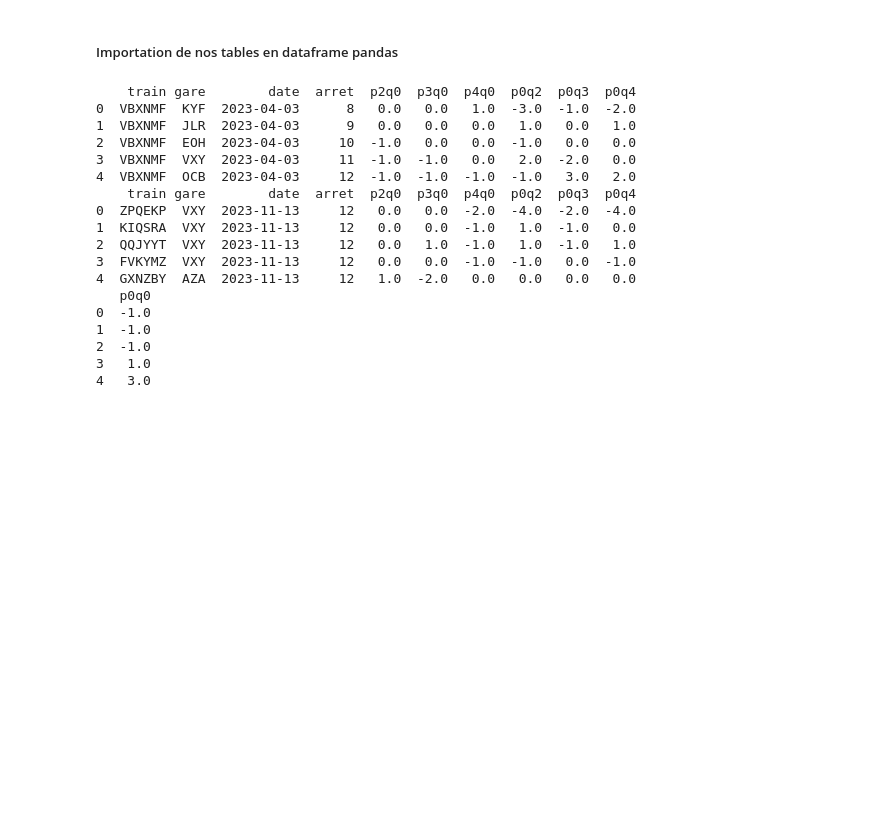
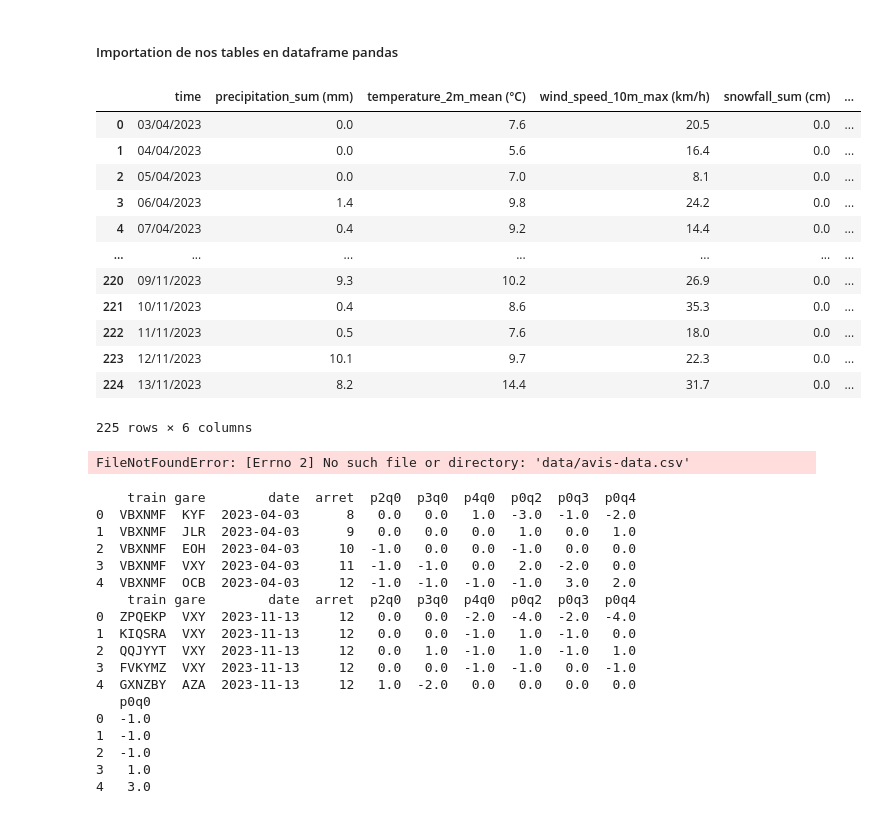
Before and after one commit to lincecile/Projet_Machine_Learning, a Jupyter notebook: Projet_v2.ipynb, the cells around one changed output. Cells and saved outputs as stored; diff of their text form; code cells hidden in the pictures; blank space fills up the shorter version.

Commit message:
merge data

```diff
--- a/Projet_v2.ipynb
+++ b/Projet_v2.ipynb
@@ -105,3 +103,41 @@ x_train = pd.read_csv(r'data/x_train_final.csv')
 y_train = pd.read_csv(r'data/y_train_final_j5KGWWK.csv')
 
 x_test = pd.read_csv(r'data/x_test_final.csv')
+# %%
+x_meteo = pd.read_csv(r'data/open-meteo.csv')
+x_meteo
+
+x_accident_voyageur =  pd.read_csv(r'data/incidents-de-securite.csv', sep = ";")
+x_accident_voyageur = x_accident_voyageur.groupby(['Date'])[['Gravité EPSF']].sum().reset_index()
+
+x_accident_voyageur
+
+x_greve =  pd.read_csv(r'data/mouvements-sociaux.csv', sep = ";")
+x_greve
+
+x_avis =  pd.read_csv(r'data/avis-data.csv', sep = ";")
+x_avis = x_avis.groupby('Date')[['Global','Clients','Non-Clients']].mean()
+
+x_accident_travail =  pd.read_csv(r'data/accident-travail-taux.csv', sep = ";")
+# x_accident_travail
+# %% [output]
+|  | time | precipitation_sum (mm) | temperature_2m_mean (°C) | wind_speed_10m_max (km/h) | snowfall_sum (cm) | ... |
+| 0 | 03/04/2023 | 0.0 | 7.6 | 20.5 | 0.0 | ... |
+| 1 | 04/04/2023 | 0.0 | 5.6 | 16.4 | 0.0 | ... |
+| 2 | 05/04/2023 | 0.0 | 7.0 | 8.1 | 0.0 | ... |
+| 3 | 06/04/2023 | 1.4 | 9.8 | 24.2 | 0.0 | ... |
+| 4 | 07/04/2023 | 0.4 | 9.2 | 14.4 | 0.0 | ... |
+| ... | ... | ... | ... | ... | ... | ... |
+| 220 | 09/11/2023 | 9.3 | 10.2 | 26.9 | 0.0 | ... |
+| 221 | 10/11/2023 | 0.4 | 8.6 | 35.3 | 0.0 | ... |
+| 222 | 11/11/2023 | 0.5 | 7.6 | 18.0 | 0.0 | ... |
+| 223 | 12/11/2023 | 10.1 | 9.7 | 22.3 | 0.0 | ... |
+| 224 | 13/11/2023 | 8.2 | 14.4 | 31.7 | 0.0 | ... |
+225 rows × 6 columns
+# %%
+df_feature_sup = pd.merge(x_meteo,x_greve,how='left',right_on='Date',left_on='time').drop(columns='Date',axis=1)
+df_feature_sup = pd.merge(df_feature_sup,x_accident_voyageur,how='left',right_on='Date',left_on='time').drop(columns='Date',axis=1)
+
+df_feature_sup_mensuelle = pd.merge(x_avis,x_accident_travail,how='left',right_on='Date',left_on='Date')
+# %% [output]
+FileNotFoundError: [Errno 2] No such file or directory: 'data/avis-data.csv'
```
Also changed, not shown: parts of 3 cells of this notebook, 2 other files.
